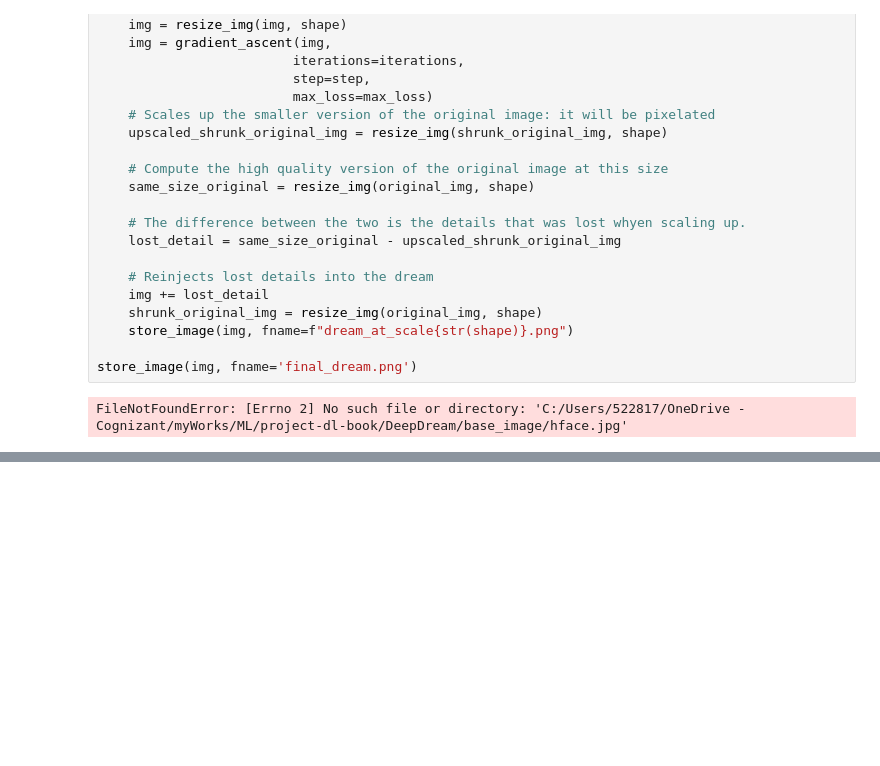
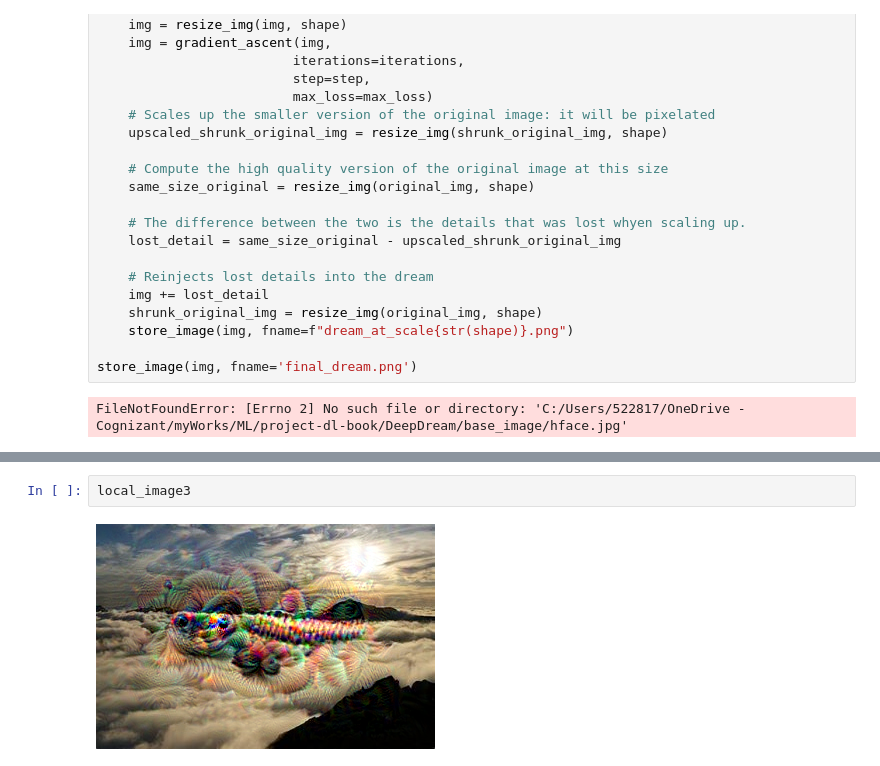
Before and after one commit to git-chinmay/deep_learning_python_book_excs, a Jupyter notebook: DeepDream/DeepDream_Keras.ipynb, the cells around one changed output, grey strips where cells are left out. Cells and saved outputs as stored; diff of their text form; blank space fills up the shorter version.

```diff
--- a/DeepDream/DeepDream_Keras.ipynb
+++ b/DeepDream/DeepDream_Keras.ipynb
@@ -196,0 +220,4 @@ def store_image(img, fname):
+# %%
+local_image3
+# %% [output]
+[figure, added]
```
Also changed, not shown: parts of 4 cells of this notebook, 1 other file.
